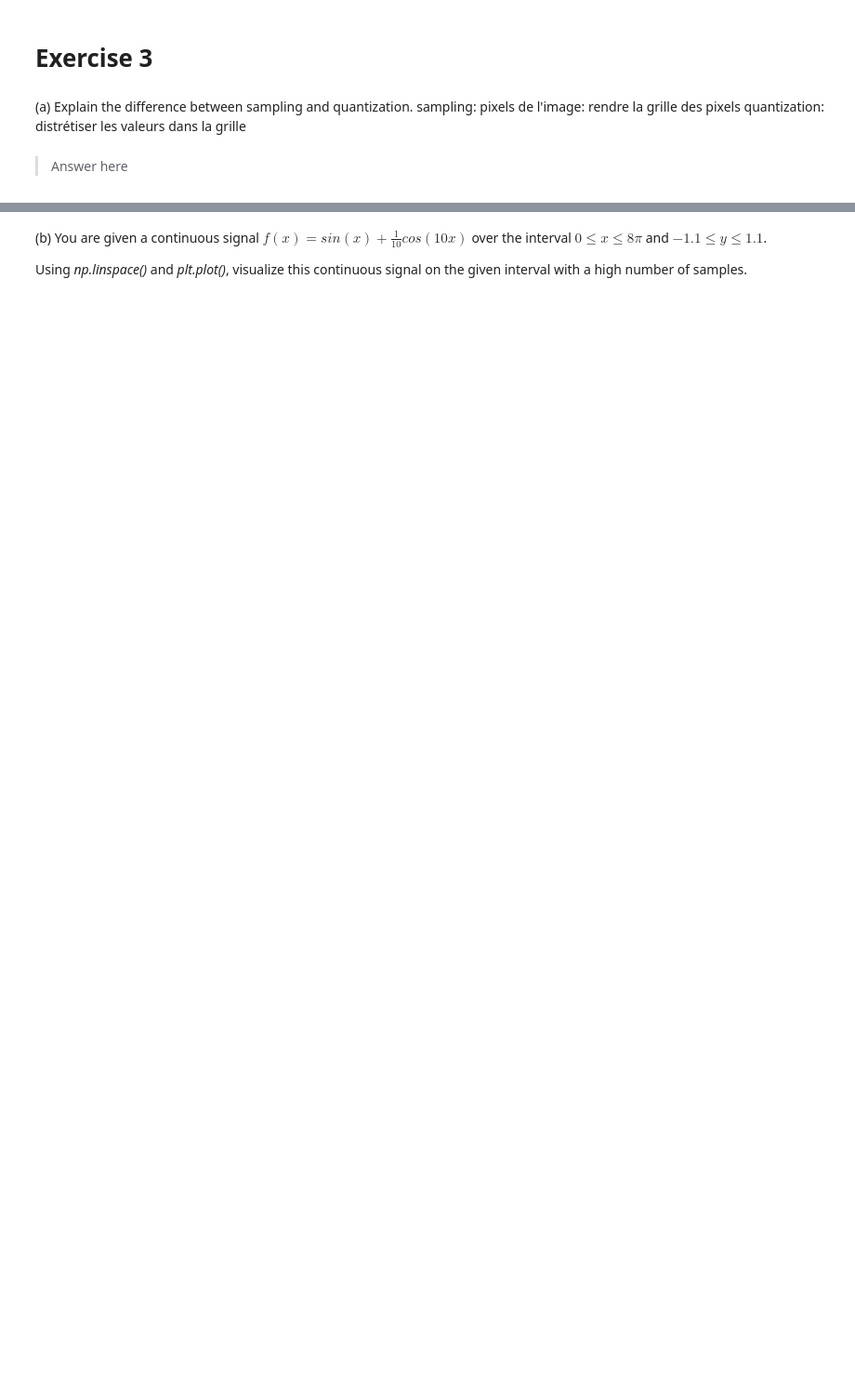
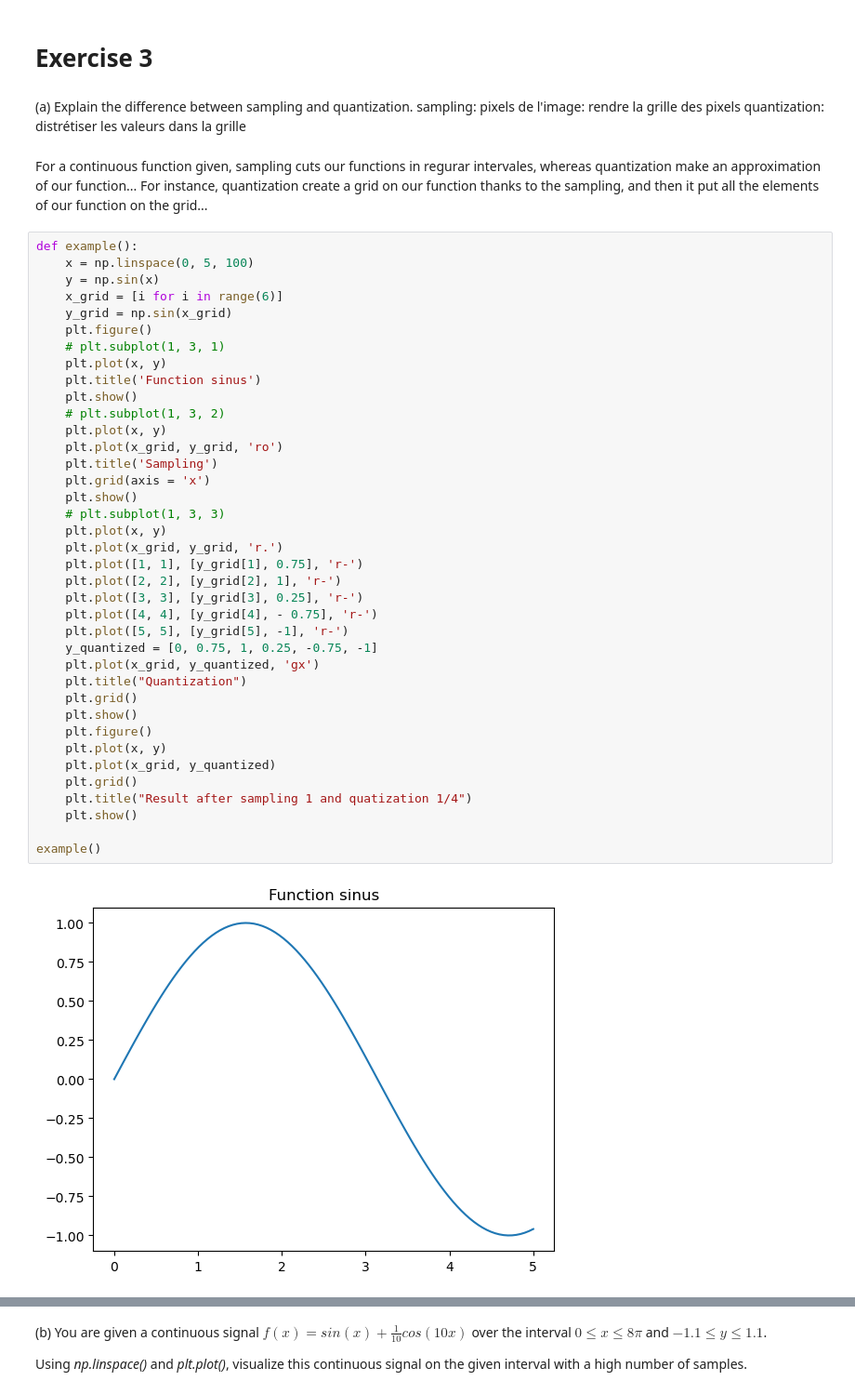
Before and after one commit to Arkanthara/digital_image_processing, a Jupyter notebook: TP3_Image_acquisition_and_sensing.ipynb, the cells around one changed output, grey strips where cells are left out. Shown: that part at 93% size. Drawn from its saved outputs; the diff is of its cells as text; blank space fills up the shorter version.

```diff
--- a/TP3_Image_acquisition_and_sensing.ipynb
+++ b/TP3_Image_acquisition_and_sensing.ipynb
@@ -84,5 +108,45 @@ SyntaxError: invalid syntax (1257859888.py, line 2)
 (a) Explain the difference between sampling and quantization.
 sampling: pixels de l'image: rendre la grille des pixels
 quantization: distrétiser les valeurs dans la grille
-# %% [markdown]
-> Answer here
+# %% [markdown]
+For a continuous function given, sampling cuts our functions in regurar intervales, whereas quantization make an approximation of our function... For instance, quantization create a grid on our function thanks to the sampling, and then it put all the elements of our function on the grid...
+# %%
+def example():
+    x = np.linspace(0, 5, 100)
+    y = np.sin(x)
+    x_grid = [i for i in range(6)]
+    y_grid = np.sin(x_grid)
+    plt.figure()
+    # plt.subplot(1, 3, 1)
+    plt.plot(x, y)
+    plt.title('Function sinus')
+    plt.show()
+    # plt.subplot(1, 3, 2)
+    plt.plot(x, y)
+    plt.plot(x_grid, y_grid, 'ro')
+    plt.title('Sampling')
+    plt.grid(axis = 'x')
+    plt.show()
+    # plt.subplot(1, 3, 3)
+    plt.plot(x, y)
+    plt.plot(x_grid, y_grid, 'r.')
+    plt.plot([1, 1], [y_grid[1], 0.75], 'r-')
+    plt.plot([2, 2], [y_grid[2], 1], 'r-')
+    plt.plot([3, 3], [y_grid[3], 0.25], 'r-')
+    plt.plot([4, 4], [y_grid[4], - 0.75], 'r-')
+    plt.plot([5, 5], [y_grid[5], -1], 'r-')
+    y_quantized = [0, 0.75, 1, 0.25, -0.75, -1]
+    plt.plot(x_grid, y_quantized, 'gx')
+    plt.title("Quantization")
+    plt.grid()
+    plt.show()
+    plt.figure()
+    plt.plot(x, y)
+    plt.plot(x_grid, y_quantized)
+    plt.grid()
+    plt.title("Result after sampling 1 and quatization 1/4")
+    plt.show()
+
+example()
+# %% [output]
+[figure, added]
```
Also changed, not shown: parts of 10 cells of this notebook, 3 other files.
